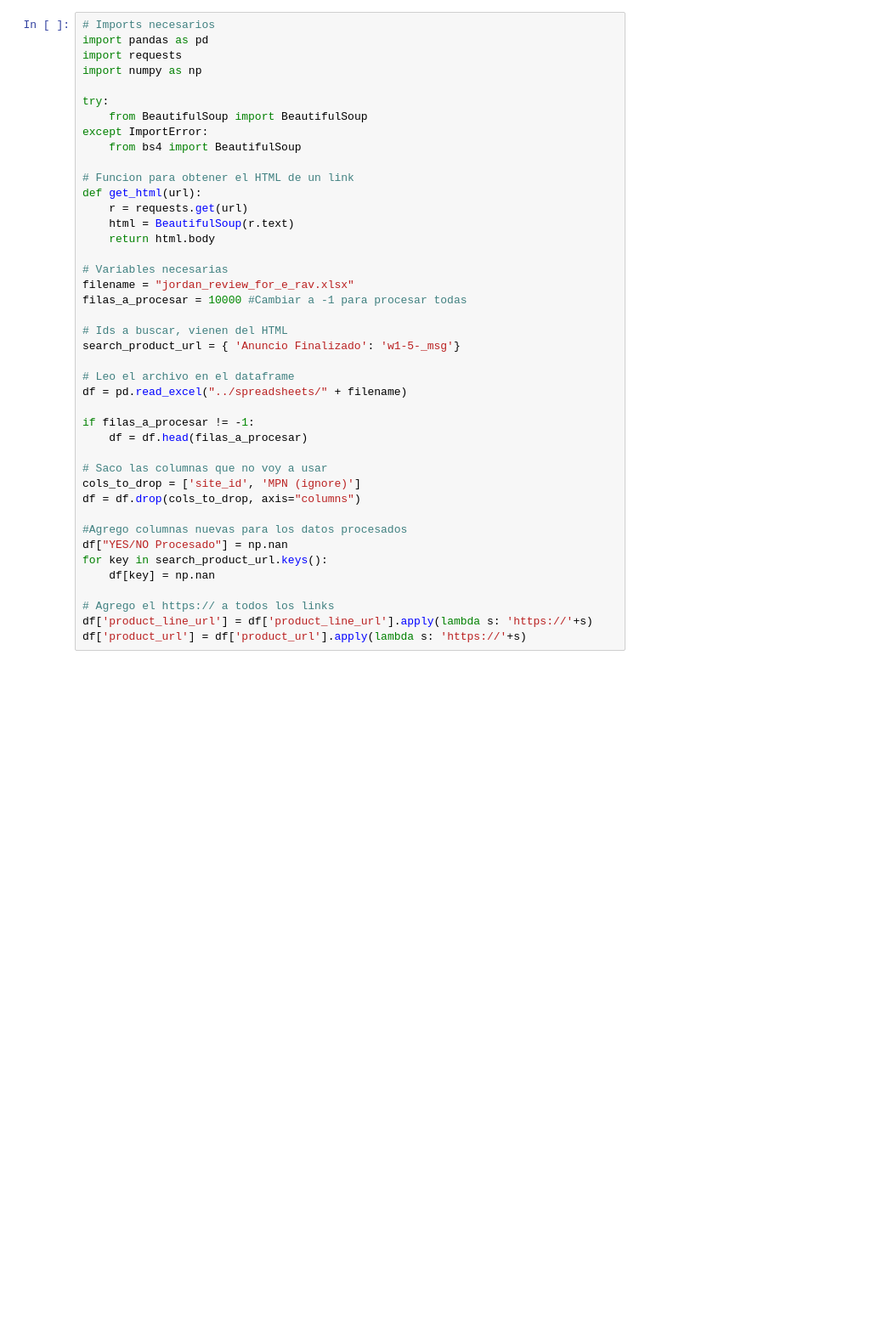
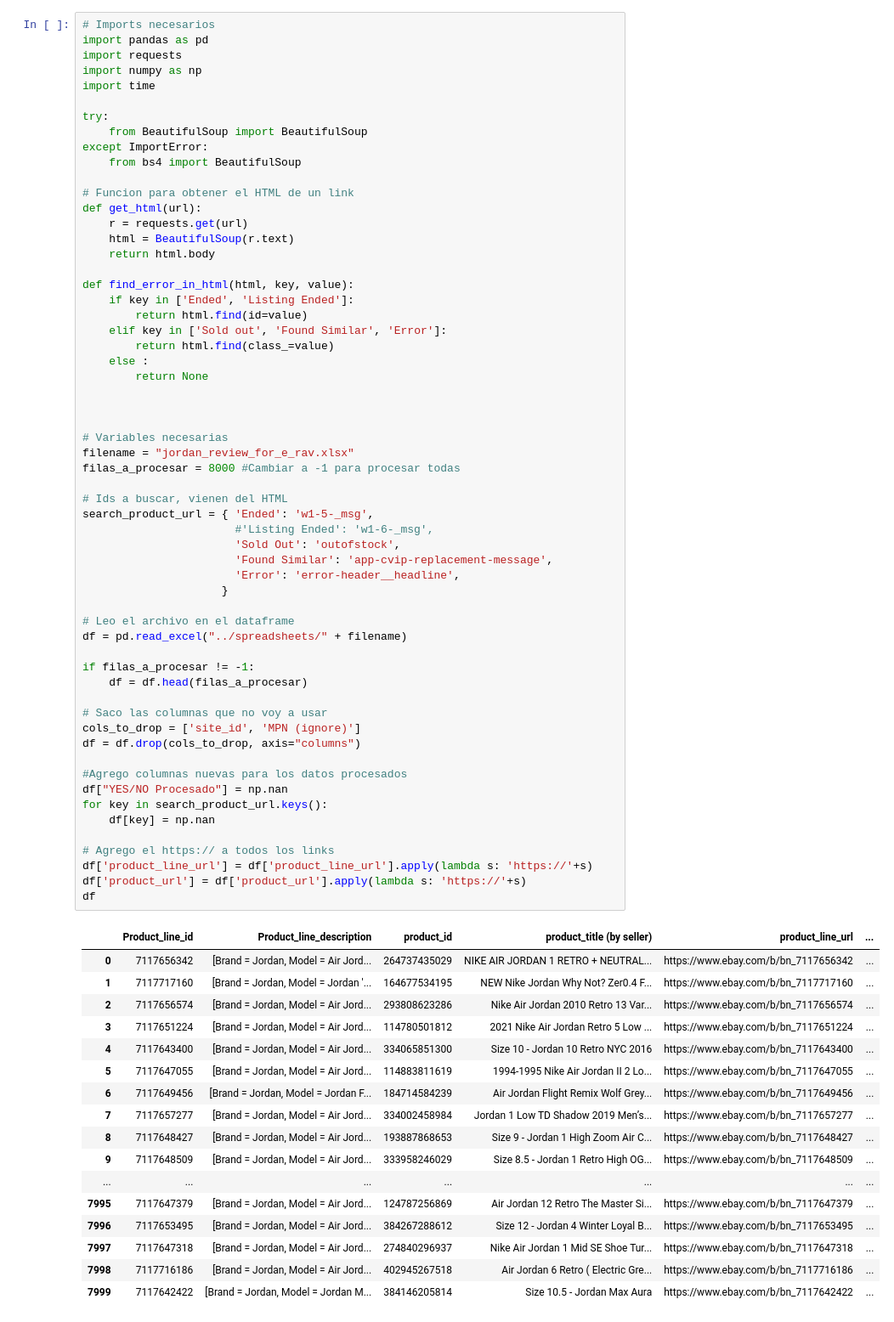
Before and after one commit to ppinzani/ebay_review, a Jupyter notebook: notebook/Procesar Planilla.ipynb, the cells around one changed output. Shown at 85% size. Drawn from its saved outputs; the diff is of its cells as text; blank space fills up the shorter version.

Commit message:
Actualizo script para procesar planilla

```diff
--- a/notebook/Procesar Planilla.ipynb
+++ b/notebook/Procesar Planilla.ipynb
@@ -3,6 +3,7 @@
 import pandas as pd
 import requests
 import numpy as np
+import time
 
 try:
     from BeautifulSoup import BeautifulSoup
@@ -11,32 +12,66 @@ except ImportError:
 
 # Funcion para obtener el HTML de un link
 def get_html(url):
     r = requests.get(url)
     html = BeautifulSoup(r.text)
     return html.body
 
+def find_error_in_html(html, key, value):
+    if key in ['Ended', 'Listing Ended']:
+        return html.find(id=value)
+    elif key in ['Sold out', 'Found Similar', 'Error']:
+        return html.find(class_=value)
+    else :
+        return None
+
+
+
 # Variables necesarias
 filename = "jordan_review_for_e_rav.xlsx"
-filas_a_procesar = 10000 #Cambiar a -1 para procesar todas
+filas_a_procesar = 8000 #Cambiar a -1 para procesar todas
 
 # Ids a buscar, vienen del HTML
-search_product_url = { 'Anuncio Finalizado': 'w1-5-_msg'}
+search_product_url = { 'Ended': 'w1-5-_msg',
+                       #'Listing Ended': 'w1-6-_msg',
+                       'Sold Out': 'outofstock',
+                       'Found Similar': 'app-cvip-replacement-message',
+                       'Error': 'error-header__headline',
+                     }
 
 # Leo el archivo en el dataframe
 df = pd.read_excel("../spreadsheets/" + filename)
 
 if filas_a_procesar != -1:
     df = df.head(filas_a_procesar)
 
 # Saco las columnas que no voy a usar
 cols_to_drop = ['site_id', 'MPN (ignore)']
 df = df.drop(cols_to_drop, axis="columns")
 
 #Agrego columnas nuevas para los datos procesados
 df["YES/NO Procesado"] = np.nan
 for key in search_product_url.keys():
     df[key] = np.nan
 
 # Agrego el https:// a todos los links
 df['product_line_url'] = df['product_line_url'].apply(lambda s: 'https://'+s)
 df['product_url'] = df['product_url'].apply(lambda s: 'https://'+s)
+df
+# %% [output]
+|  | Product_line_id | Product_line_description | product_id | product_title (by seller) | product_line_url | ... |
+| 0 | 7117656342 | [Brand = Jordan, Model = Air Jord... | 264737435029 | NIKE AIR JORDAN 1 RETRO + NEUTRAL... | https://www.ebay.com/b/bn_7117656342 | ... |
+| 1 | 7117717160 | [Brand = Jordan, Model = Jordan '... | 164677534195 | NEW Nike Jordan Why Not? Zer0.4 F... | https://www.ebay.com/b/bn_7117717160 | ... |
+| 2 | 7117656574 | [Brand = Jordan, Model = Air Jord... | 293808623286 | Nike Air Jordan 2010 Retro 13 Var... | https://www.ebay.com/b/bn_7117656574 | ... |
+| 3 | 7117651224 | [Brand = Jordan, Model = Air Jord... | 114780501812 | 2021 Nike Air Jordan Retro 5 Low ... | https://www.ebay.com/b/bn_7117651224 | ... |
+| 4 | 7117643400 | [Brand = Jordan, Model = Air Jord... | 334065851300 | Size 10 - Jordan 10 Retro NYC 2016 | https://www.ebay.com/b/bn_7117643400 | ... |
+| 5 | 7117647055 | [Brand = Jordan, Model = Air Jord... | 114883811619 | 1994-1995 Nike Air Jordan II 2 Lo... | https://www.ebay.com/b/bn_7117647055 | ... |
+| 6 | 7117649456 | [Brand = Jordan, Model = Jordan F... | 184714584239 | Air Jordan Flight Remix Wolf Grey... | https://www.ebay.com/b/bn_7117649456 | ... |
+| 7 | 7117657277 | [Brand = Jordan, Model = Air Jord... | 334002458984 | Jordan 1 Low TD Shadow 2019 Men’s... | https://www.ebay.com/b/bn_7117657277 | ... |
+| 8 | 7117648427 | [Brand = Jordan, Model = Air Jord... | 193887868653 | Size 9 - Jordan 1 High Zoom Air C... | https://www.ebay.com/b/bn_7117648427 | ... |
+| 9 | 7117648509 | [Brand = Jordan, Model = Air Jord... | 333958246029 | Size 8.5 - Jordan 1 Retro High OG... | https://www.ebay.com/b/bn_7117648509 | ... |
+| ... | ... | ... | ... | ... | ... | ... |
+| 7995 | 7117647379 | [Brand = Jordan, Model = Air Jord... | 124787256869 | Air Jordan 12 Retro The Master Si... | https://www.ebay.com/b/bn_7117647379 | ... |
+| 7996 | 7117653495 | [Brand = Jordan, Model = Air Jord... | 384267288612 | Size 12 - Jordan 4 Winter Loyal B... | https://www.ebay.com/b/bn_7117653495 | ... |
+| 7997 | 7117647318 | [Brand = Jordan, Model = Air Jord... | 274840296937 | Nike Air Jordan 1 Mid SE Shoe Tur... | https://www.ebay.com/b/bn_7117647318 | ... |
+| 7998 | 7117716186 | [Brand = Jordan, Model = Air Jord... | 402945267518 | Air Jordan 6 Retro ( Electric Gre... | https://www.ebay.com/b/bn_7117716186 | ... |
+| 7999 | 7117642422 | [Brand = Jordan, Model = Jordan M... | 384146205814 | Size 10.5 - Jordan Max Aura | https://www.ebay.com/b/bn_7117642422 | ... |
```
Also changed, not shown: parts of 4 cells of this notebook.
